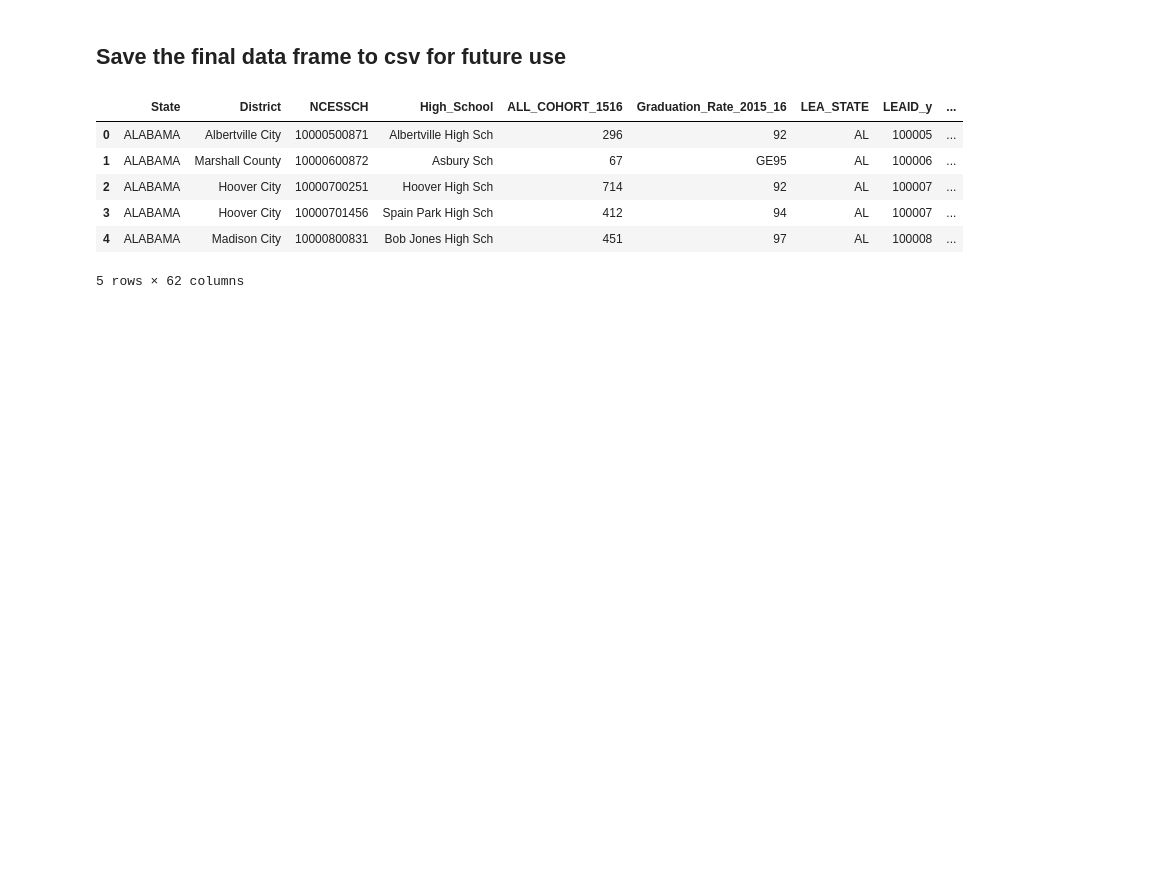
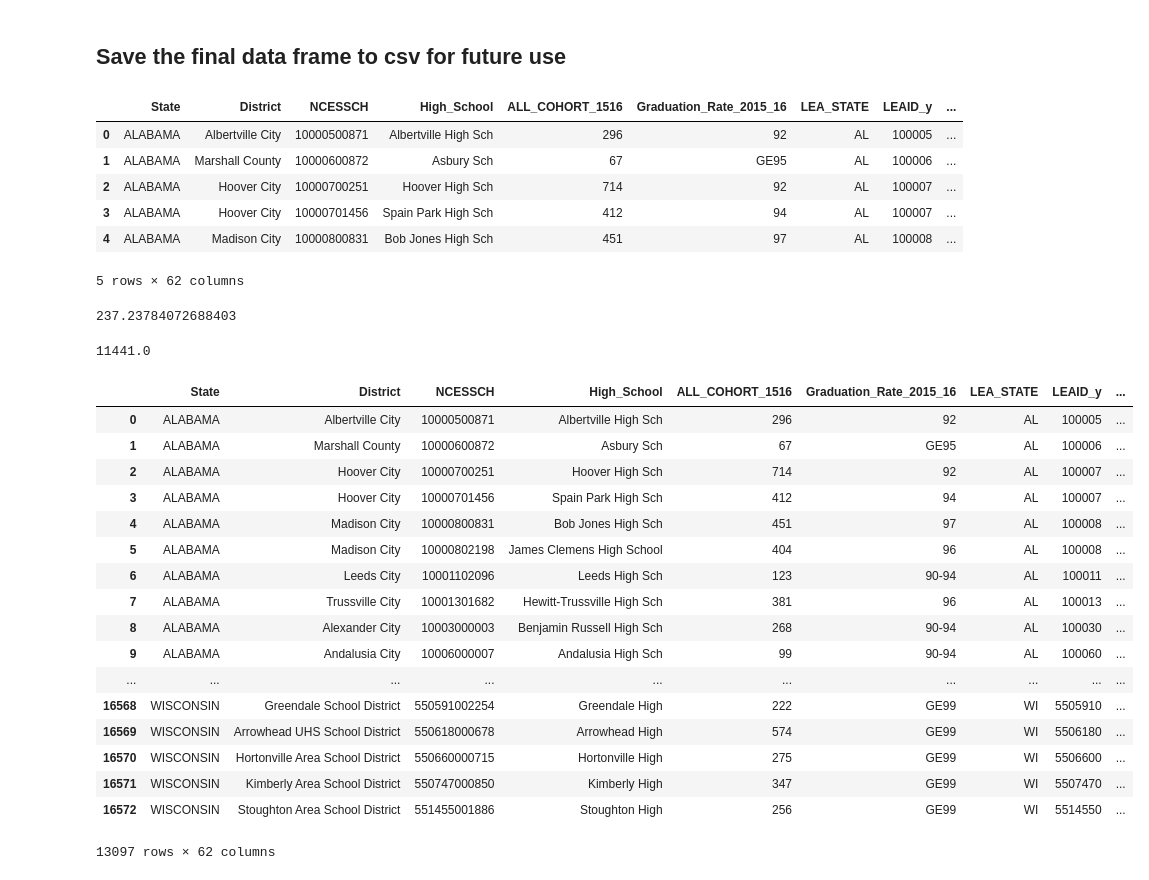
Before and after one commit to hlevymyers/absenteeism_project, a Jupyter notebook: notebooks/Add_numbers_to_csv_without_missing_values_for_shiny.ipynb, the cells around one changed output. Drawn from its saved outputs; the diff is of its cells as text; code cells hidden in the pictures; blank space fills up the shorter version.

```diff
--- a/notebooks/Add_numbers_to_csv_without_missing_values_for_shiny.ipynb
+++ b/notebooks/Add_numbers_to_csv_without_missing_values_for_shiny.ipynb
@@ -144,6 +164,10 @@ grad_num.rename(columns={'ALL_RATE_1516':'Graduation_Rate_2015_16'}, inplace=Tru
 grad_num.rename(columns={'SCH_FTETEACH_NOTCERT':'Number_of_Non_Certified_Teachers'}, inplace=True)
 grad_num.rename(columns={'level_up_bins':'Level_Up_Graduation_Rate'}, inplace=True)
 grad_num.rename(columns={'STNAM':'State', 'LEANM':'District', 'SCHNAM':'High_School', 'ALL_RATE_1516':'Graduation_Rate_2015_16'},inplace=True)
+# %%
+grad_num.rename(columns={'total_suspension_days':'Number_of_Days_Missed_to_Suspensions'}, inplace=True)
+# %%
+grad_num.rename(columns={'SCH_FTETEACH_TOT':'Number_of_Total_Teachers'}, inplace=True)
 # %% [markdown]
 ## Calculate Middle 50% Range for App
 # %%
@@ -215,9 +239,9 @@ grad_num.dropna(subset=['Number_of_Chronically_Absent_Students','TOT_ABSENT_M',
 # %%
 grad_num.dropna(subset=['Number_of_Student_Athletes', 'SCH_SSPART_M', 'SCH_SSPART_F', 'TOT_SSPART'], inplace=True)
 # %%
-grad_num.dropna(subset=['Number_of_Non_Certified_Teachers', 'non_cert_rate_x', 'SCH_FTETEACH_TOT'], inplace=True)
+grad_num.dropna(subset=['Number_of_Non_Certified_Teachers', 'non_cert_rate_x', 'Number_of_Total_Teachers'], inplace=True)
 # %%
-grad_num.dropna(subset=['TOT_DAYSMISSED_M', 'TOT_DAYSMISSED_F', 'total_suspension_days', 'suspensed_day_rate_x'], inplace=True)
+grad_num.dropna(subset=['TOT_DAYSMISSED_M', 'TOT_DAYSMISSED_F', 'Number_of_Days_Missed_to_Suspensions', 'suspensed_day_rate_x'], inplace=True)
 # %% [markdown]
 ## Save the final data frame to csv for future use
 # %%
@@ -235,3 +259,32 @@ grad_num2.head()
 | 3 | ALABAMA | Hoover City | 10000701456 | Spain Park High Sch | 412 | 94 | AL | 100007 | ... |
 | 4 | ALABAMA | Madison City | 10000800831 | Bob Jones High Sch | 451 | 97 | AL | 100008 | ... |
 5 rows × 62 columns
+# %%
+grad_num2['Number_of_Days_Missed_to_Suspensions'].mean()
+# %% [output]
+237.23784072688403
+# %%
+grad_num2['Total_Enrollment'].max()
+# %% [output]
+11441.0
+# %%
+sns.lmplot(data = grad_num2, x='Chronic')
+# %% [output]
+|  | State | District | NCESSCH | High_School | ALL_COHORT_1516 | Graduation_Rate_2015_16 | LEA_STATE | LEAID_y | ... |
+| 0 | ALABAMA | Albertville City | 10000500871 | Albertville High Sch | 296 | 92 | AL | 100005 | ... |
+| 1 | ALABAMA | Marshall County | 10000600872 | Asbury Sch | 67 | GE95 | AL | 100006 | ... |
+| 2 | ALABAMA | Hoover City | 10000700251 | Hoover High Sch | 714 | 92 | AL | 100007 | ... |
+| 3 | ALABAMA | Hoover City | 10000701456 | Spain Park High Sch | 412 | 94 | AL | 100007 | ... |
+| 4 | ALABAMA | Madison City | 10000800831 | Bob Jones High Sch | 451 | 97 | AL | 100008 | ... |
+| 5 | ALABAMA | Madison City | 10000802198 | James Clemens High School | 404 | 96 | AL | 100008 | ... |
+| 6 | ALABAMA | Leeds City | 10001102096 | Leeds High Sch | 123 | 90-94 | AL | 100011 | ... |
+| 7 | ALABAMA | Trussville City | 10001301682 | Hewitt-Trussville High Sch | 381 | 96 | AL | 100013 | ... |
+| 8 | ALABAMA | Alexander City | 10003000003 | Benjamin Russell High Sch | 268 | 90-94 | AL | 100030 | ... |
+| 9 | ALABAMA | Andalusia City | 10006000007 | Andalusia High Sch | 99 | 90-94 | AL | 100060 | ... |
+| ... | ... | ... | ... | ... | ... | ... | ... | ... | ... |
+| 16568 | WISCONSIN | Greendale School District | 550591002254 | Greendale High | 222 | GE99 | WI | 5505910 | ... |
+| 16569 | WISCONSIN | Arrowhead UHS School District | 550618000678 | Arrowhead High | 574 | GE99 | WI | 5506180 | ... |
+| 16570 | WISCONSIN | Hortonville Area School District | 550660000715 | Hortonville High | 275 | GE99 | WI | 5506600 | ... |
+| 16571 | WISCONSIN | Kimberly Area School District | 550747000850 | Kimberly High | 347 | GE99 | WI | 5507470 | ... |
+| 16572 | WISCONSIN | Stoughton Area School District | 551455001886 | Stoughton High | 256 | GE99 | WI | 5514550 | ... |
+13097 rows × 62 columns
```
Also changed, not shown: parts of 2 cells of this notebook, 4 other files.
